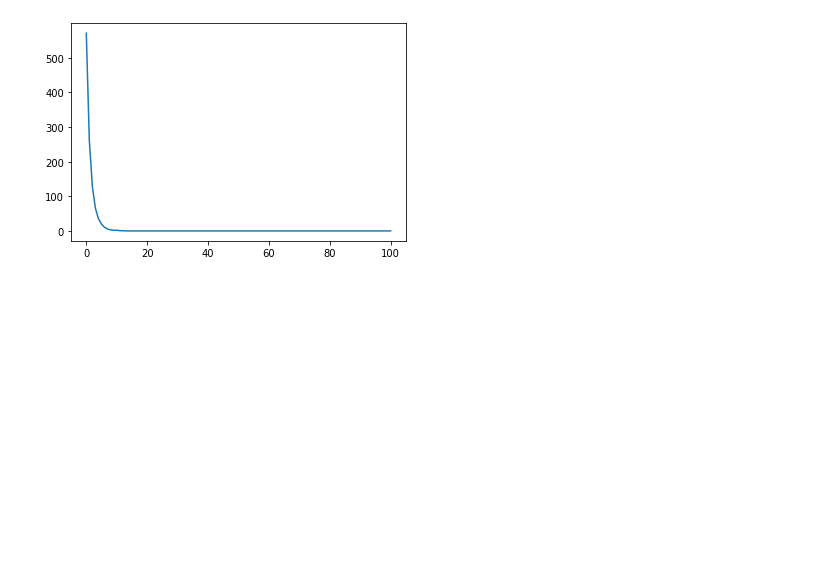
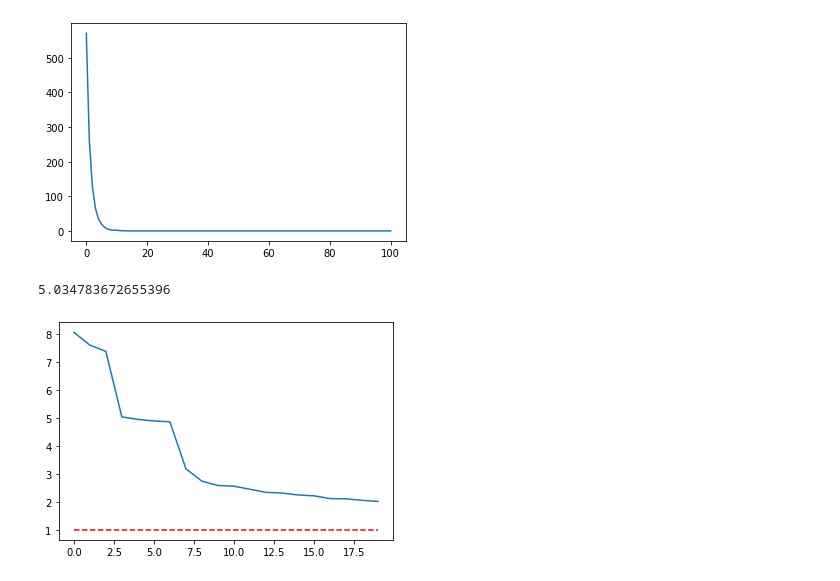
Before and after one commit to justin830827/Virus-Propagation, a Jupyter notebook: Virus.ipynb, the cells around one changed output. Saved outputs shown, nothing was run; the diff lists cells and outputs as text; code cells hidden in the pictures; blank space fills up the shorter version.

```diff
--- a/Virus.ipynb
+++ b/Virus.ipynb
@@ -558,0 +619,34 @@ plt.show()
+# %%
+val, vec = np.linalg.eig(adj)
+eig_set=[(val[i],vec[i]) for i in range(len(val))]
+eig_set=sorted(eig_set,key=lambda x:x[0],reverse=1)
+largest_vec=eig_set[0][1]
+largest_vec=np.absolute(largest_vec)
+immun = [u[0] for u in sorted(enumerate(largest_vec), reverse = True, key = itemgetter(1))[:200]]
+immun=set(immun)
+
+adjD=[[0 for _ in range(total_node)] for _ in range(total_node)]
+for i in nx.edges(g):
+    adjD[i[0]][i[1]]=1
+    adjD[i[1]][i[0]]=1
+for i in range(len(adjD)):
+    if i in immun:
+        for j in range(len(adjD[i])):
+            adjD[i][j]=0
+            adjD[j][i]=0
+
+
+
+
+
+
+eigenvalueD, eigenvectorD = np.linalg.eig(adjD)
+eig_setD=[(eigenvalueD[i],eigenvectorD[i]) for i in range(len(eigenvalueD))]
+eig_setD=sorted(eig_setD,key=lambda x:x[0],reverse=1)
+
+largest_eigenvalueD=eig_setD[0][0].real
+
+sD=largest_eigenvalueD*Cvpm1
+print(sD)
+# %% [output]
+5.034783672655396
@@ -558,0 +662,42 @@ plt.show()
+# %%
+val, vec = np.linalg.eig(adj)
+eig_set=[(val[i],vec[i]) for i in range(len(val))]
+eig_set=sorted(eig_set,key=lambda x:x[0],reverse=1)
+largest_vec=eig_set[0][1]
+largest_vec=np.absolute(largest_vec)
+
+def immuneD(k,adj,g,vec):
+    target=[u[0] for u in sorted(enumerate(vec), reverse = True, key = itemgetter(1))[:k]]
+    tmp_g=nx.Graph(g)
+    for i in target:
+        tmp_g.remove_node(i)
+    adjD=[[0 for _ in range(total_node)] for _ in range(total_node)]
+    for i in nx.edges(tmp_g):
+        adjD[i[0]][i[1]]=1
+        adjD[i[1]][i[0]]=1
+    return adjD
+
+
+
+static_beta_delta_D=[]
+flag=0
+for i in range(50,1001,50):
+    tmp = deepcopy(adj)
+    new_adj=immuneD(i,tmp,g,largest_vec)
+    val, vec = np.linalg.eig(new_adj)
+    e=[(val[i],vec[i]) for i in range(len(val))]
+    e=sorted(e,key=lambda x:x[0],reverse=1)
+    le=e[0][0].real
+    strength=le*Cvpm1
+    #print(strength)
+    if strength<1 and flag==0:
+        print (i)
+        flag=1
+    static_beta_delta_D.append(strength)
+
+threshold = np.array([1 for i in range(len(static_beta_delta_D))])
+plt.plot(threshold, 'r--')
+plt.plot(static_beta_delta_D)
+plt.show()
+# %% [output]
+[figure, added]
```
Also changed, not shown: parts of 6 cells of this notebook, 1 other file.
